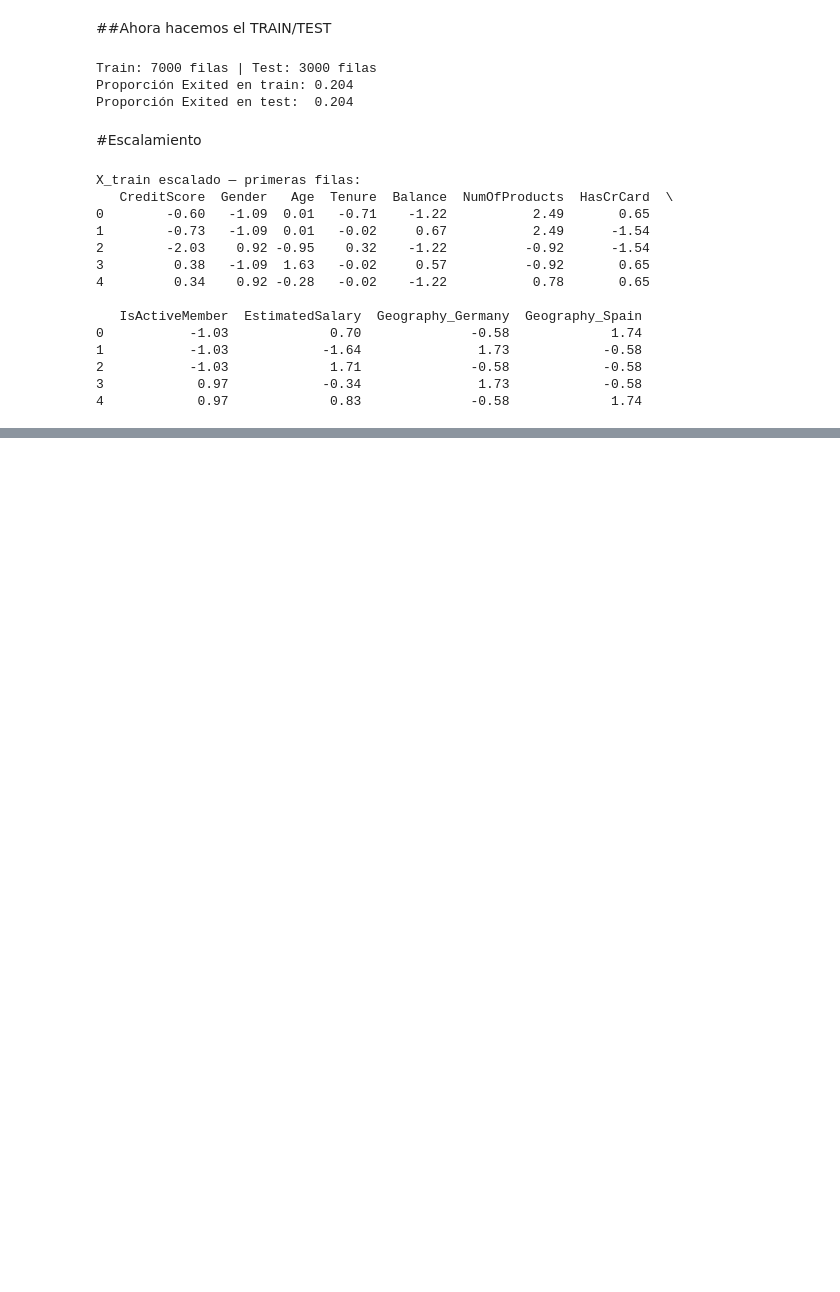
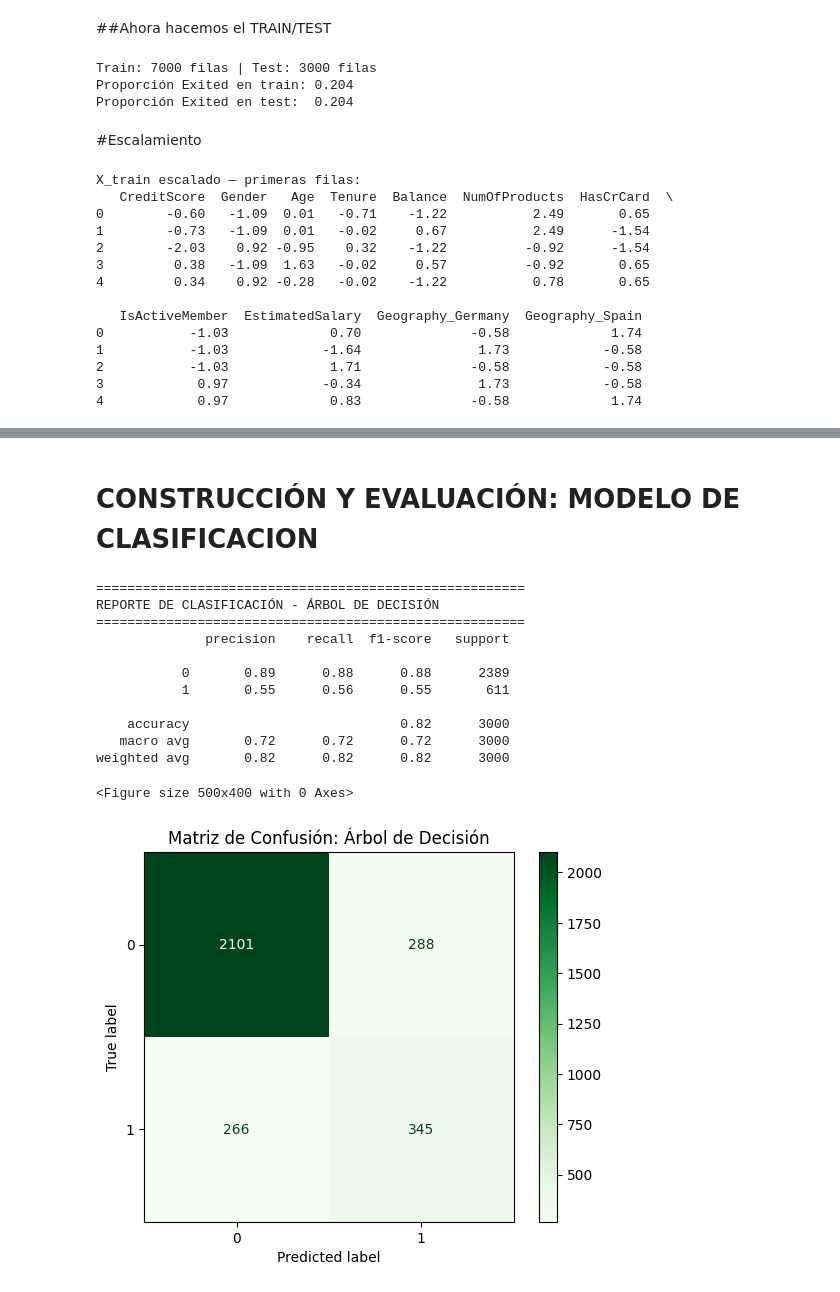
Before and after one commit to DiegoAbarza77/MachineLearning, a Jupyter notebook: ExamenTransversalMachine.ipynb, the cells around one changed output, grey strips where cells are left out. Cells and saved outputs as stored; diff of their text form; code cells hidden in the pictures; blank space fills up the shorter version.

```diff
--- a/ExamenTransversalMachine.ipynb
+++ b/ExamenTransversalMachine.ipynb
@@ -214,0 +312,40 @@ X_train escalado — primeras filas:
+# %% [markdown]
+# CONSTRUCCIÓN Y EVALUACIÓN: MODELO DE CLASIFICACION
+# %%
+from sklearn.tree import DecisionTreeClassifier
+from sklearn.metrics import classification_report, ConfusionMatrixDisplay
+import matplotlib.pyplot as plt
+
+# 1. Instanciar y entrenar el Árbol de Decisión
+# Usamos max_depth=5 para controlar el crecimiento del árbol y evitar sobreajuste
+model_clf = DecisionTreeClassifier(max_depth=5, random_state=17)
+model_clf.fit(X_train_res, y_train_res)
+
+# 2. Realizar las predicciones sobre el conjunto de prueba escalado
+y_pred_clf = model_clf.predict(X_test_scaled)
+
+# 3. Mostrar el reporte de métricas
+print("=======================================================")
+print("REPORTE DE CLASIFICACIÓN - ÁRBOL DE DECISIÓN")
+print("=======================================================")
+print(classification_report(y_test, y_pred_clf))
+
+# 4. Graficar la matriz de confusión
+plt.figure(figsize=(5, 4))
+ConfusionMatrixDisplay.from_predictions(y_test, y_pred_clf, cmap='Greens')
+plt.title("Matriz de Confusión: Árbol de Decisión")
+plt.show()
+# %% [output]
+=======================================================
+REPORTE DE CLASIFICACIÓN - ÁRBOL DE DECISIÓN
+=======================================================
+              precision    recall  f1-score   support
+
+           0       0.89      0.88      0.88      2389
+           1       0.55      0.56      0.55       611
+
+    accuracy                           0.82      3000
+   macro avg       0.72      0.72      0.72      3000
+weighted avg       0.82      0.82      0.82      3000
+<Figure size 500x400 with 0 Axes>
+[figure, added]
```
Also changed, not shown: parts of 11 cells of this notebook.
